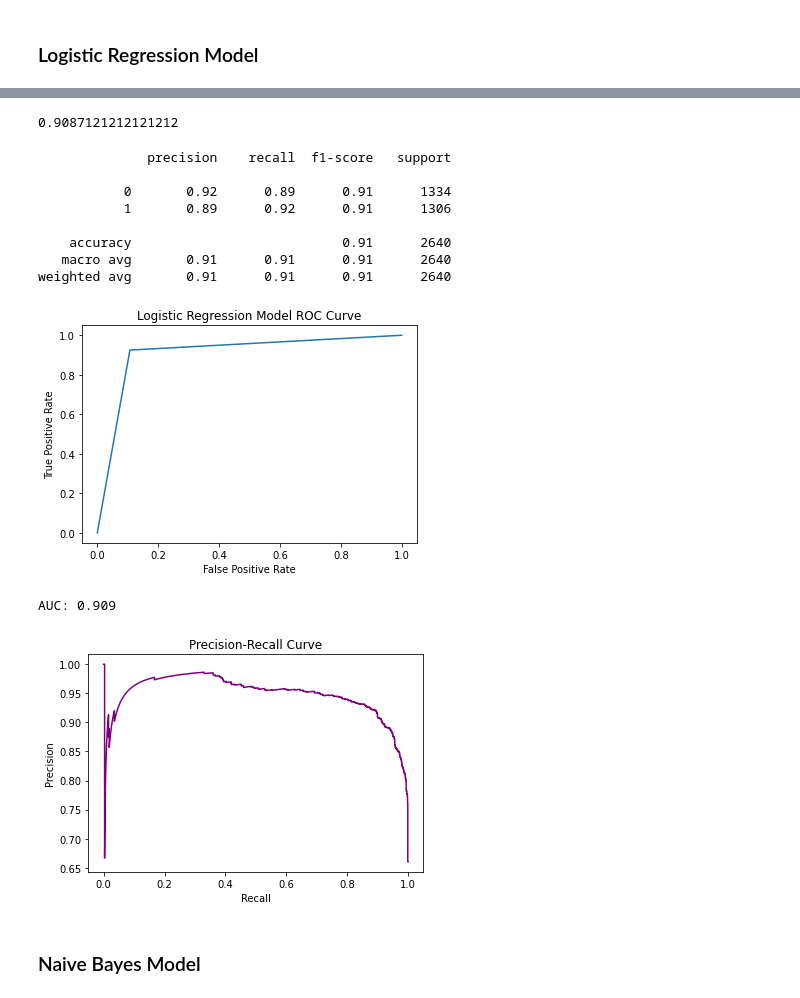
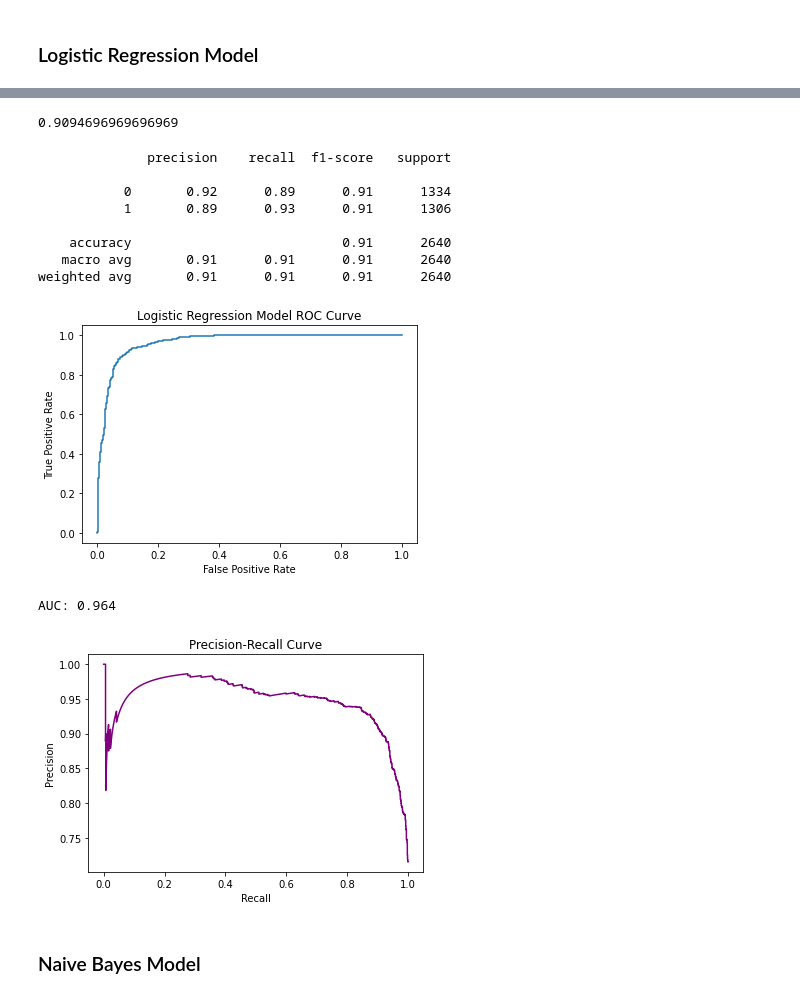
Before and after one commit to michaelchyan/MSDS422, a Jupyter notebook: Module_4_Bankruptcy.ipynb, the cells around one changed output, grey strips where cells are left out. Cells and saved outputs as stored; diff of their text form; code cells hidden in the pictures.

```diff
--- a/Module_4_Bankruptcy.ipynb
+++ b/Module_4_Bankruptcy.ipynb
@@ -300,21 +301,23 @@ Please also refer to the documentation for alternative solver options:
 # %%
-y_pred=log_reg.predict(X_test)
-accuracy_score(y_test,y_pred)
+lg_y_pred=log_reg.predict(X_test)
+accuracy_score(y_test,lg_y_pred)
 # %% [output]
-0.9087121212121212
+0.9094696969696969
 # %%
-print(classification_report(y_test,y_pred))
+print(classification_report(y_test,lg_y_pred))
 # %% [output]
               precision    recall  f1-score   support
 
            0       0.92      0.89      0.91      1334
-           1       0.89      0.92      0.91      1306
+           1       0.89      0.93      0.91      1306
 
     accuracy                           0.91      2640
    macro avg       0.91      0.91      0.91      2640
 weighted avg       0.91      0.91      0.91      2640
 # %%
-fpr, tpr, _ = metrics.roc_curve(y_test,  y_pred)
+lg_y_score = log_reg.predict_proba(X_test)[:, 1]
+
+fpr, tpr, _ = metrics.roc_curve(y_test, lg_y_score)
 
 #create ROC curve
 plt.plot(fpr,tpr)
@@ -322,26 +325,25 @@ plt.title('Logistic Regression Model ROC Curve')
 plt.ylabel('True Positive Rate')
 plt.xlabel('False Positive Rate')
 plt.show()
-auc = roc_auc_score(y_test, y_pred)
+auc = roc_auc_score(y_test, lg_y_score)
 print('AUC: %.3f' % auc)
 # %% [output]
-[figure, old version]
+[figure, new version]
-AUC: 0.909
+AUC: 0.964
 # %%
-y_score = log_reg.predict_proba(X_test)[:, 1]
-precision, recall, thresholds = precision_recall_curve(y_test, y_score)
+precision, recall, thresholds = precision_recall_curve(y_test, lg_y_score)
 fig, ax = plt.subplots()
 ax.plot(recall, precision, color='purple')
 
 #add axis labels to plot
 ax.set_title('Precision-Recall Curve')
 ax.set_ylabel('Precision')
 ax.set_xlabel('Recall')
 
 #display plot
 plt.show()
 # %% [output]
-[figure, old version]
+[figure, new version]
 # %% [markdown]
 ### Naive Bayes Model
 # %%
```
Also changed, not shown: parts of 12 cells of this notebook.
